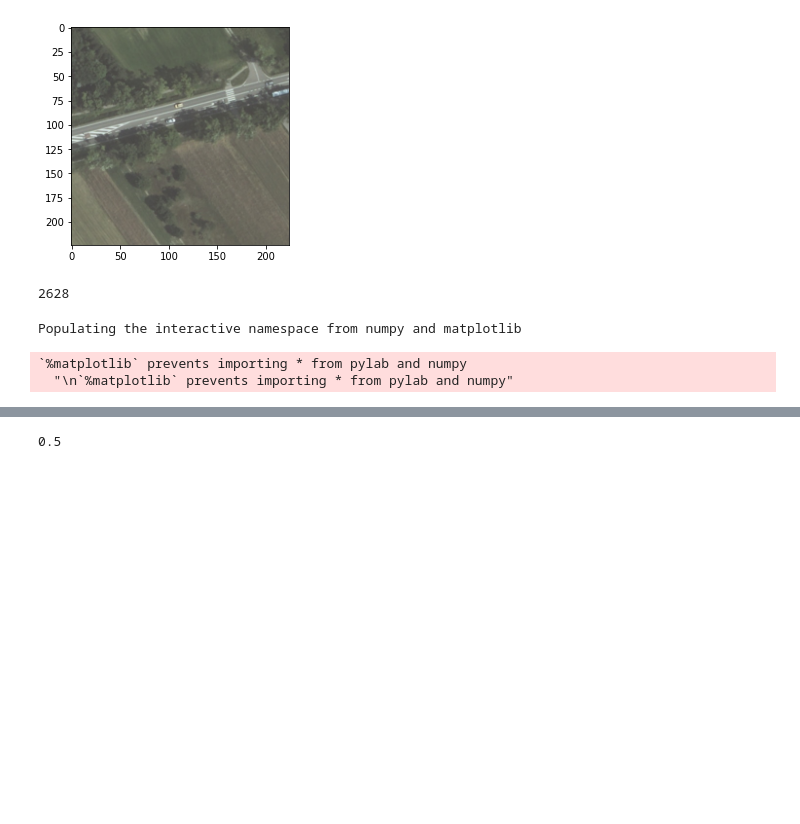
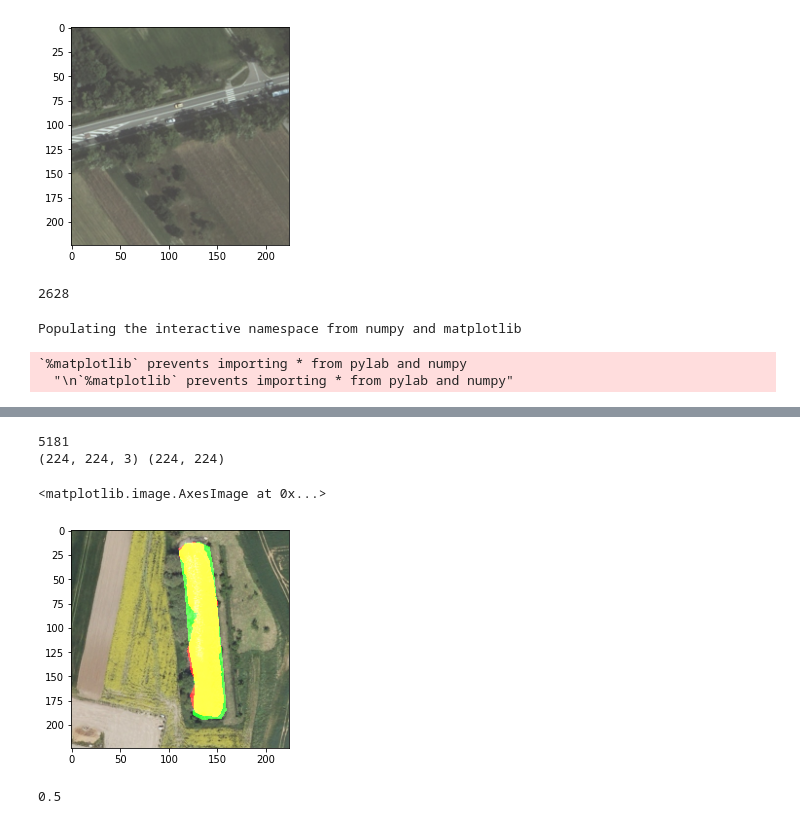
Before and after one commit to od-crypto/aerial, a Jupyter notebook: model_ternaus.ipynb, the cells around one changed output, grey strips where cells are left out. Cells and saved outputs as stored; diff of their text form; code cells hidden in the pictures; blank space fills up the shorter version.

```diff
--- a/model_ternaus.ipynb
+++ b/model_ternaus.ipynb
@@ -155,3 +169,11 @@ def viz(model, i, device):
+# %%
+res = viz(model, 51, 'cuda:0')
+plt.imshow(res)
+# %% [output]
+5181
+(224, 224, 3) (224, 224)
+<matplotlib.image.AxesImage at 0x...>
+[figure, added]
 # %%
 class WaterDataset(Dataset):
     def __init__(self, image_folder, file_path, transform=None):
```
Also changed, not shown: parts of 5 cells of this notebook.
